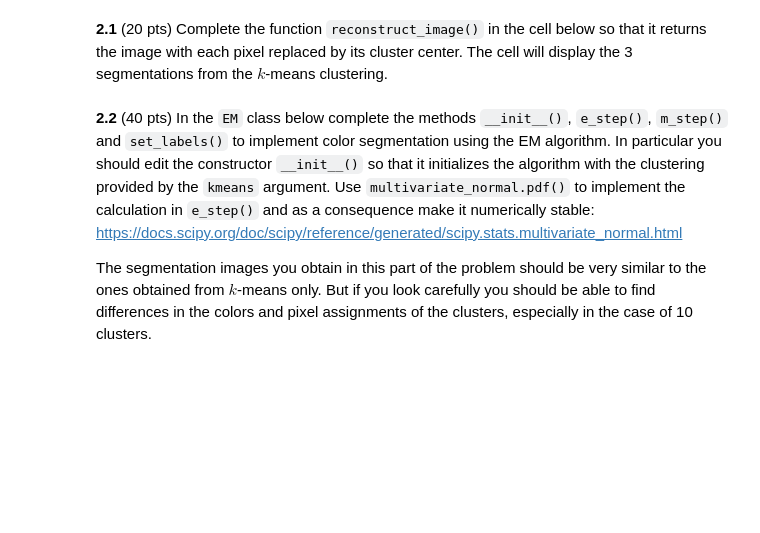
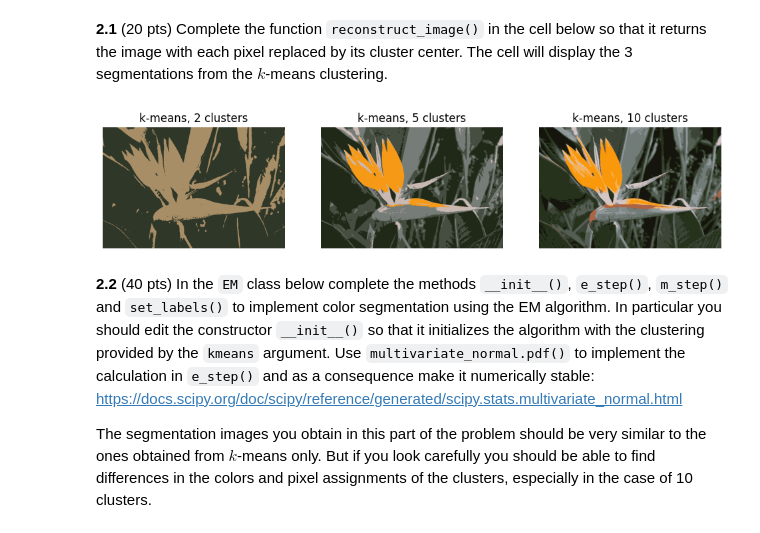
Before and after one commit to aitechroberts/ml_adversary, a Jupyter notebook: HW6.ipynb, the cells around one changed output. Saved outputs shown, nothing was run; the diff lists cells and outputs as text; code cells hidden in the pictures; blank space fills up the shorter version.

```diff
--- a/HW6.ipynb
+++ b/HW6.ipynb
@@ -44,22 +44,24 @@ for i in range(len(num_clusters)):
 # %%
 # Reconstruct the image by replacing each pixel by its cluster center
 def reconstruct_image(centers, labels, w, h, d):
     image = np.zeros((w, h, d))
 
     # START EDITING HERE - DON'T REMOVE THIS COMMENT
-
+    image = centers[labels].reshape((w, h, d))
     # END EDITING HERE - DON'T REMOVE THIS COMMENT
 
     return image
 
 # Display reconstructed images
 fig = plt.figure(figsize=(12, 12))
 axarr = fig.subplots(1, len(num_clusters))
 for i in range(len(num_clusters)):
   axarr[i].imshow(reconstruct_image(kmeans_list[i].cluster_centers_,
                                     kmeans_list[i].labels_, w, h, d))
   axarr[i].set_title('k-means, ' + str(num_clusters[i]) + ' clusters')
   axarr[i].axis('off')
+# %% [output]
+[figure, added]
 # %% [markdown]
 **2.2** (40 pts) In the `EM` class below complete the methods `__init__()`, `e_step()`, `m_step()` and `set_labels()` to implement color segmentation using the EM algorithm. In particular you should edit the constructor `__init__()` so that it initializes the algorithm with the clustering provided by the `kmeans` argument. Use `multivariate_normal.pdf()` to implement the calculation in `e_step()` and as a consequence make it numerically stable: https://docs.scipy.org/doc/scipy/reference/generated/scipy.stats.multivariate_normal.html
 
```
Also changed, not shown: parts of 16 cells of this notebook, 5 other files.
